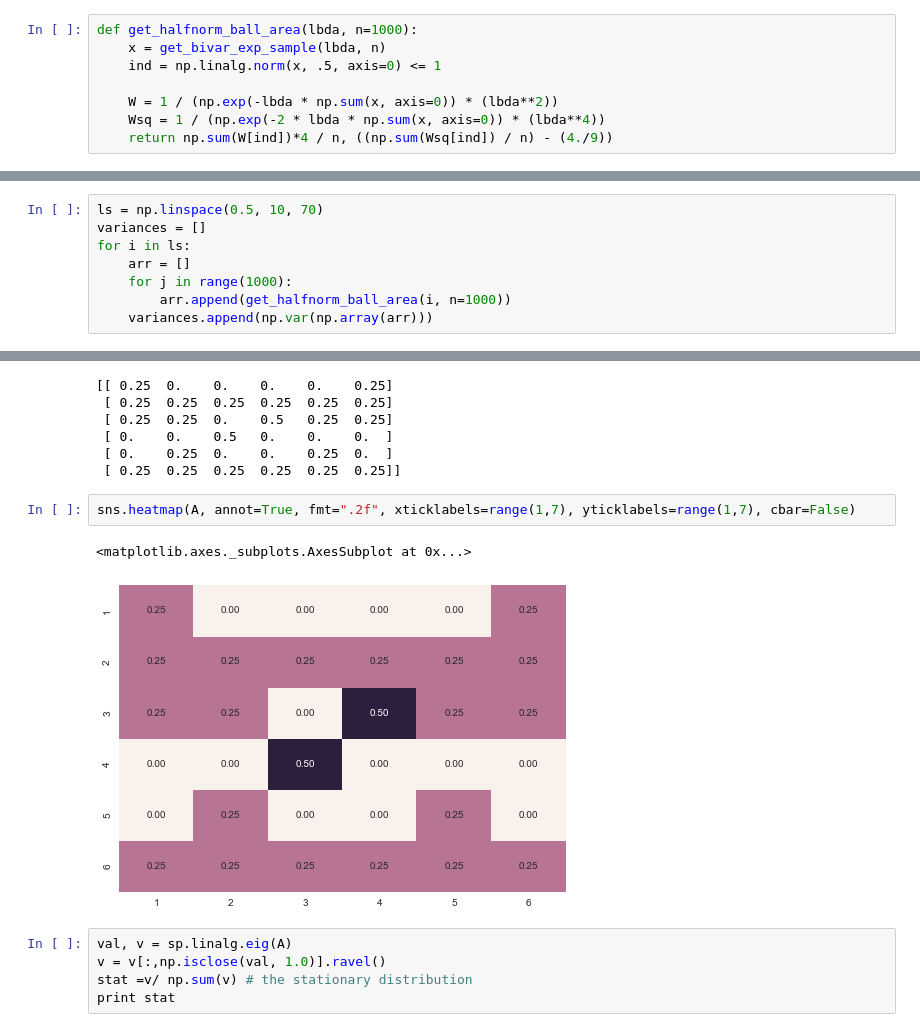
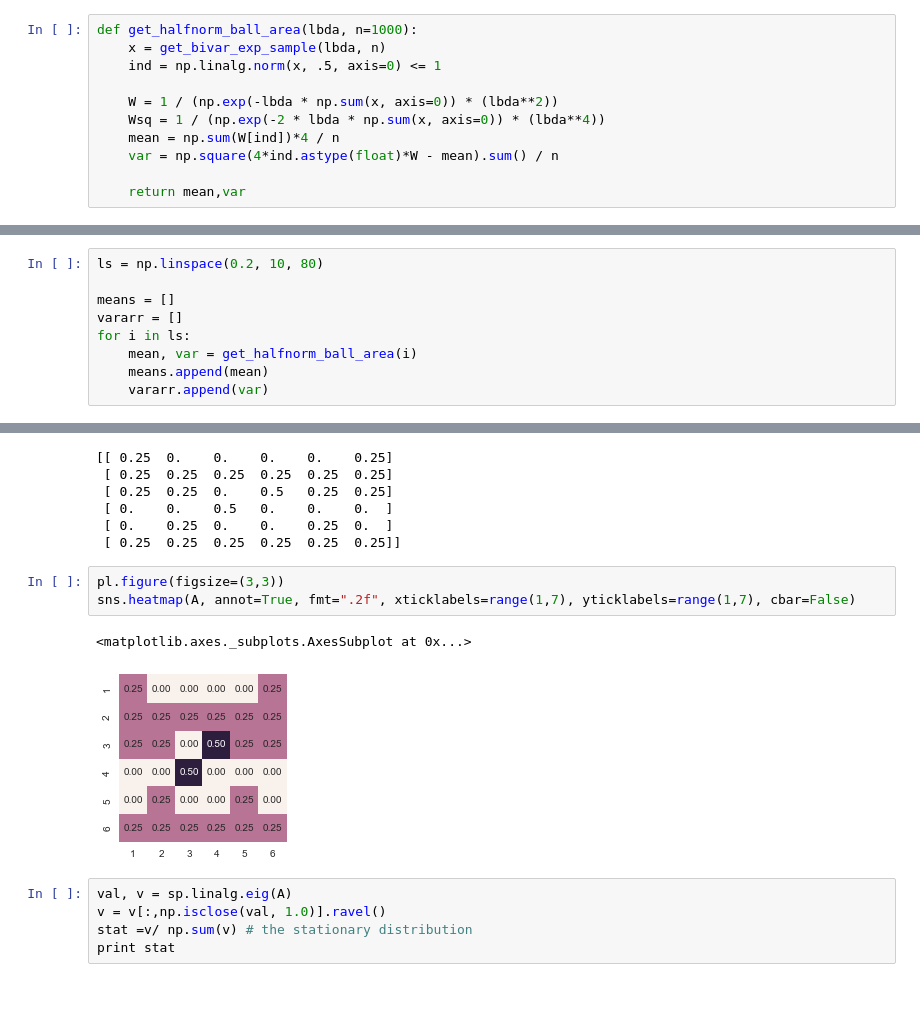
Before and after one commit to Bogazici-CMPE548-Spring2016/Cmpe548-Assignment2, a Jupyter notebook: HW2.ipynb, the cells around one changed output, grey strips where cells are left out. Cells and saved outputs as stored; diff of their text form; blank space fills up the shorter version.

```diff
--- a/HW2.ipynb
+++ b/HW2.ipynb
@@ -38,7 +45,10 @@ def get_halfnorm_ball_area(lbda, n=1000):
 
     W = 1 / (np.exp(-lbda * np.sum(x, axis=0)) * (lbda**2))
     Wsq = 1 / (np.exp(-2 * lbda * np.sum(x, axis=0)) * (lbda**4))
-    return np.sum(W[ind])*4 / n, ((np.sum(Wsq[ind]) / n) - (4./9))
+    mean = np.sum(W[ind])*4 / n
+    var = np.square(4*ind.astype(float)*W - mean).sum() / n
+
+    return mean,var
 # %%
 mean, var = get_halfnorm_ball_area(4.)
 print "The Expectation of Area: ", mean
@@ -63,10 +73,11 @@ For variance we first experiment to find, empirically, that the best $\lambda$ i
 # %%
-ls = np.linspace(0.5, 10, 70)
-variances = []
+ls = np.linspace(0.2, 10, 80)
+
+means = []
+vararr = []
 for i in ls:
-    arr = []
-    for j in range(1000):
-        arr.append(get_halfnorm_ball_area(i, n=1000))
-    variances.append(np.var(np.array(arr)))
+    mean, var = get_halfnorm_ball_area(i)
+    means.append(mean)
+    vararr.append(var)
 # %%
 pl.semilogy()
@@ -114,10 +121,11 @@ print A
  [ 0.    0.25  0.    0.    0.25  0.  ]
  [ 0.25  0.25  0.25  0.25  0.25  0.25]]
 # %%
+pl.figure(figsize=(3,3))
 sns.heatmap(A, annot=True, fmt=".2f", xticklabels=range(1,7), yticklabels=range(1,7), cbar=False)
 # %% [output]
 <matplotlib.axes._subplots.AxesSubplot at 0x...>
-[figure, old version]
+[figure, new version]
 # %%
 val, v = sp.linalg.eig(A)
 v = v[:,np.isclose(val, 1.0)].ravel()
```
Also changed, not shown: parts of 7 cells of this notebook.
